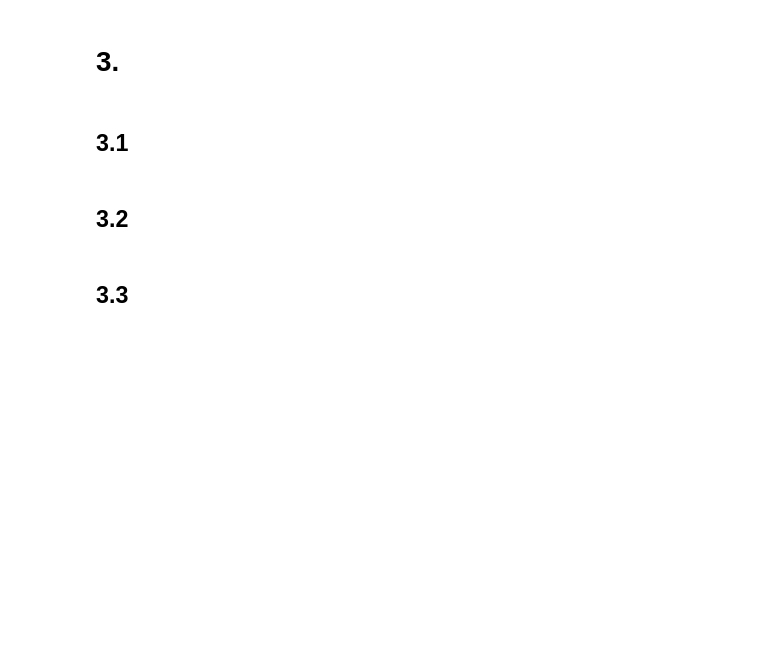
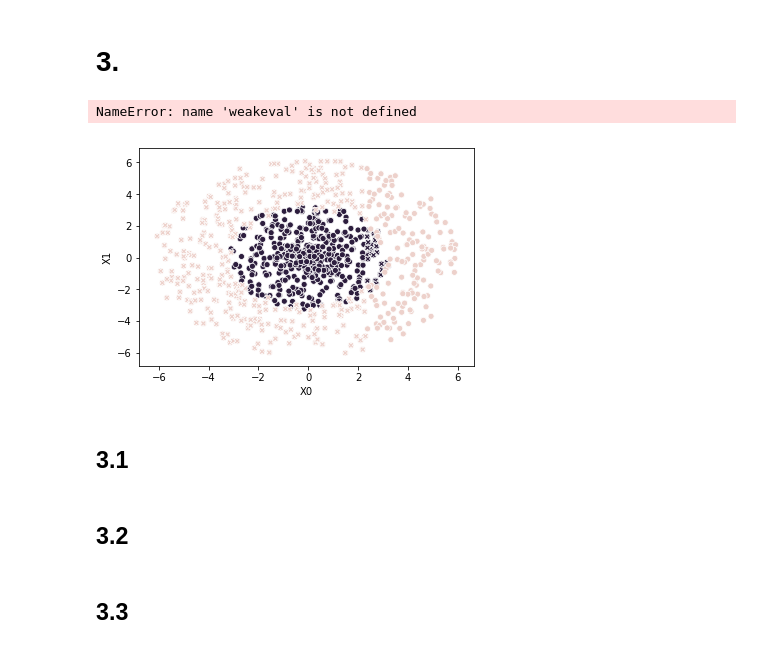
Before and after one commit to WyattGMadden/mathematics_of_machine_learning_group_19, a Jupyter notebook: labs/lab_5/Lab 5 - Wyatt Madden & Dan Crowley.ipynb, the cells around one changed output. Drawn from its saved outputs; the diff is of its cells as text; code cells hidden in the pictures; blank space fills up the shorter version.

```diff
--- a/labs/lab_5/Lab 5 - Wyatt Madden & Dan Crowley.ipynb
+++ b/labs/lab_5/Lab 5 - Wyatt Madden & Dan Crowley.ipynb
@@ -1,5 +1,40 @@
 # %% [markdown]
 # 3.
+# %%
+import scipy.io as scipy
+import seaborn as sns
+import matplotlib.pyplot as plt
+import pandas as pd
+import numpy as np
+import numpy.linalg as lg
+from make_cloud import *
+#from boosteval import *
+from weakeval import *
+from weaklearn import *
+from boostlearn import *
+
+temp = make_cloud()
+dat = pd.DataFrame(np.transpose(temp[0]), columns = ("X0", "X1"))
+dat['t'] = temp[1]
+
+sns.scatterplot(x="X0", y="X1", hue="t",data=dat, legend = False)
+
+weak_params = weaklearn(temp[0], temp[1], v = None)
+dat['t_weak_pred'] = weakeval(temp[0], weak_params)
+dat['correct_class'] = dat['t'] == dat['t_weak_pred']
+
+sns.scatterplot(x="X0", y="X1", hue="t", style = "correct_class", data=dat, legend = False)
+
+temp_boostlearn = boostlearn(X = temp[0], t = temp[1], M = 5)
+
+dat['t_boost_5'] = boosteval(X = temp[0],
+                             params = temp_boostlearn[0],
+                             alpha = temp_boostlearn[1])
+dat['correct_class_boost_5'] = dat['t'] == dat['t_boost_5']
+sns.scatterplot(x="X0", y="X1", hue="t", style = "correct_class_boost_5", data=dat, legend = False)
+# %% [output]
+NameError: name 'weakeval' is not defined
+[figure, added]
 # %%
 import scipy.io as scipy
 import seaborn as sns
```
Also changed, not shown: parts of 6 cells of this notebook.
